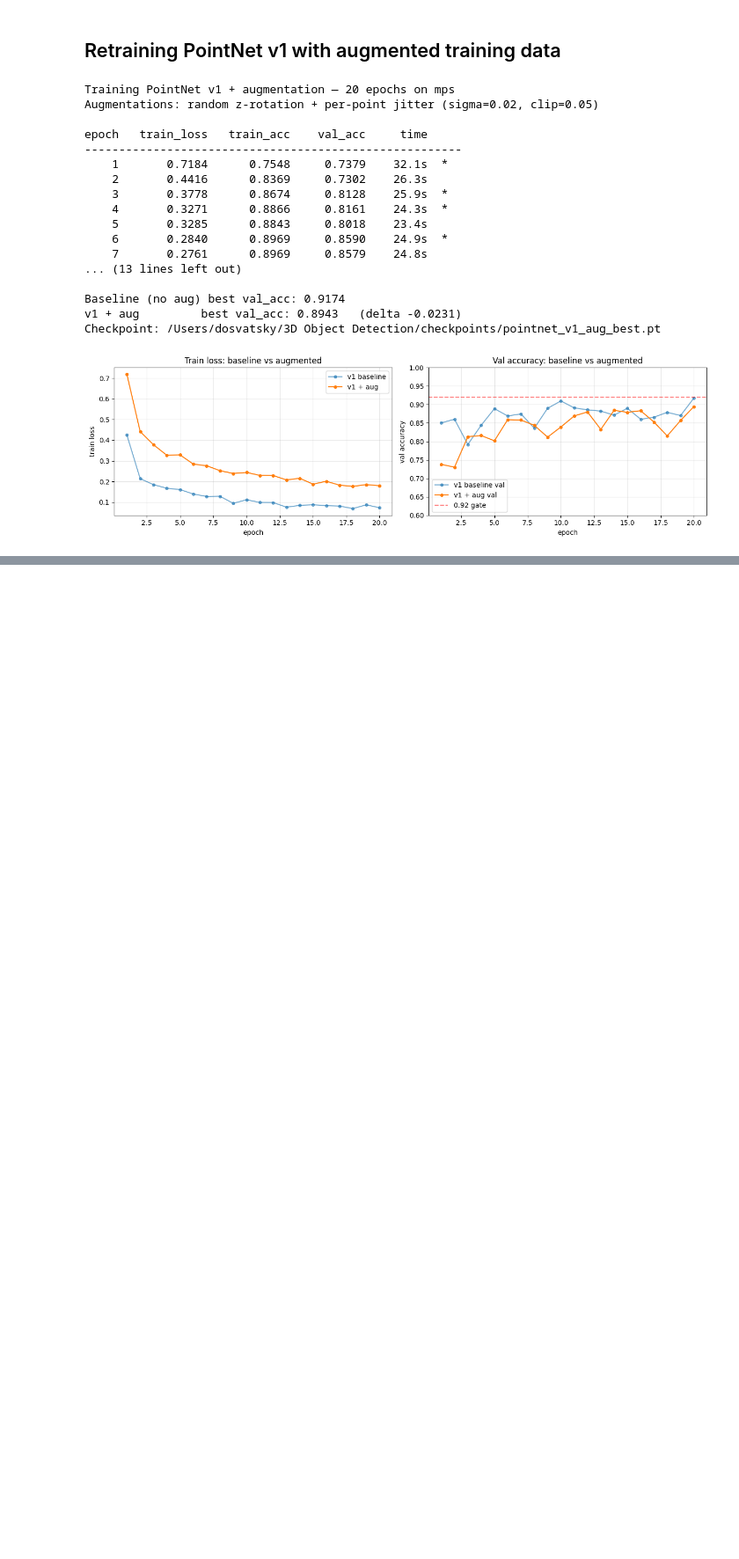
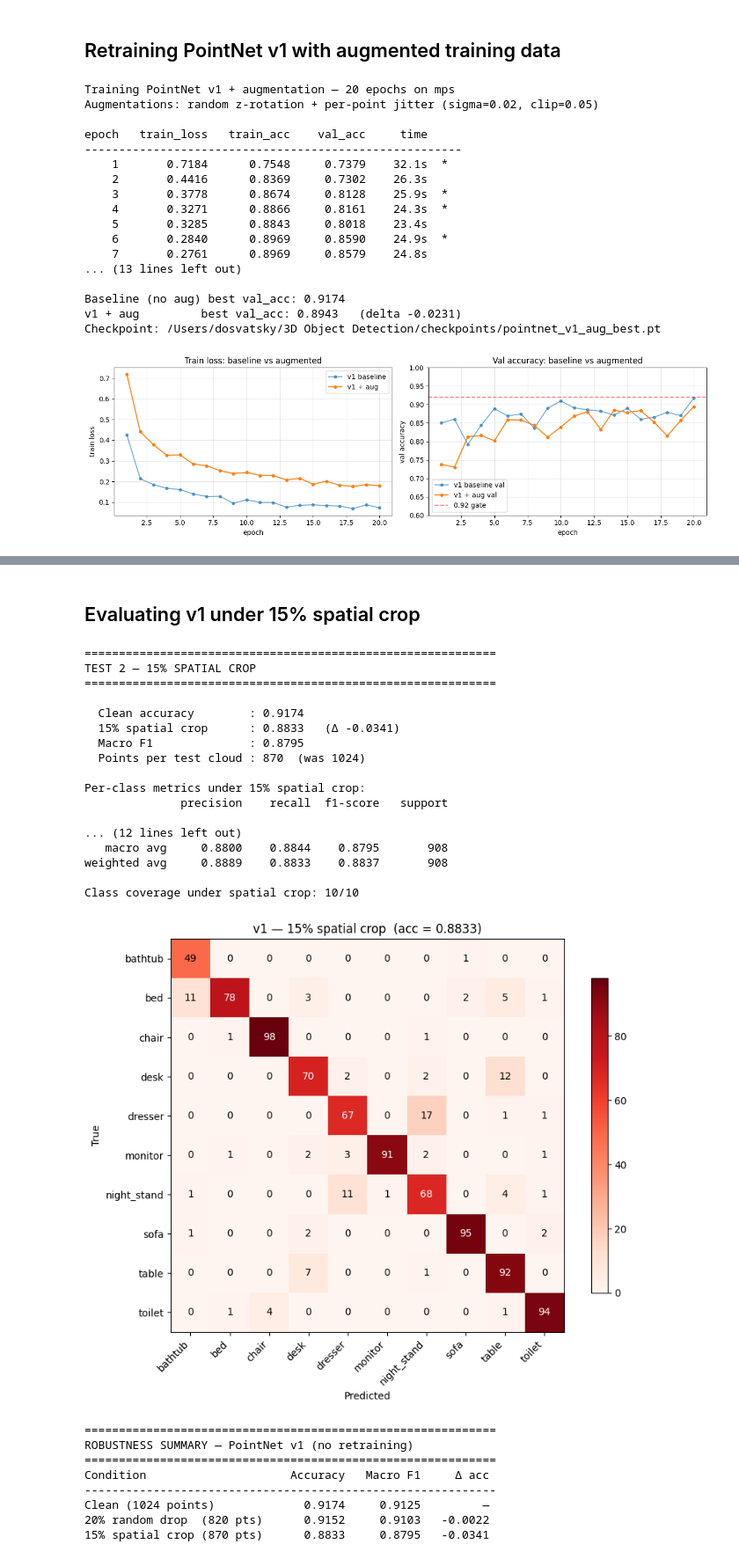
Before and after one commit to Vatsy05/3D-Object-Detection, a Jupyter notebook: notebooks/PointCloudPointNet.ipynb, the cells around one changed output, grey strips where cells are left out. Shown at 88% size. Drawn from its saved outputs; the diff is of its cells as text; code cells hidden in the pictures; blank space fills up the shorter version.

```diff
--- a/notebooks/PointCloudPointNet.ipynb
+++ b/notebooks/PointCloudPointNet.ipynb
@@ -861,0 +996,71 @@ Checkpoint: /Users/dosvatsky/3D Object Detection/checkpoints/pointnet_v1_aug_bes
+# %% [markdown]
+## Evaluating v1 under 15% spatial crop
+# %%
+print("=" * 60)
+print("TEST 2 — 15% SPATIAL CROP")
+print("=" * 60)
+
+preds_crop, labels_crop = evaluate_with_transform(
+    model, test_cached, spatial_crop, {"crop_ratio": 0.15}, device, seed=42
+)
+acc_crop      = accuracy_score(labels_crop, preds_crop)
+macro_f1_crop = f1_score(labels_crop, preds_crop, average="macro")
+
+print(f"\n  Clean accuracy        : 0.9174")
+print(f"  15% spatial crop      : {acc_crop:.4f}   (Δ {acc_crop - 0.9174:+.4f})")
+print(f"  Macro F1              : {macro_f1_crop:.4f}")
+print(f"  Points per test cloud : {int(1024 * 0.85)}  (was 1024)")
+print(f"\nPer-class metrics under 15% spatial crop:")
+print(classification_report(labels_crop, preds_crop, target_names=CLASSES, digits=4))
+print(f"Class coverage under spatial crop: {len(set(preds_crop.tolist()))}/10")
+
+cm = confusion_matrix(labels_crop, preds_crop, labels=list(range(10)))
+fig, ax = plt.subplots(figsize=(9, 7))
+im = ax.imshow(cm, cmap="Reds")
+ax.set_xticks(range(10)); ax.set_yticks(range(10))
+ax.set_xticklabels(CLASSES, rotation=45, ha="right")
+ax.set_yticklabels(CLASSES)
+ax.set_xlabel("Predicted"); ax.set_ylabel("True")
+ax.set_title(f"v1 — 15% spatial crop  (acc = {acc_crop:.4f})")
+for i in range(10):
+    for j in range(10):
+        ax.text(j, i, cm[i, j], ha="center", va="center",
+                color="white" if cm[i, j] > cm.max()/2 else "black", fontsize=10)
+plt.colorbar(im, ax=ax, shrink=0.8); plt.tight_layout(); plt.show()
+
+# ---- Final summary table for the prof ----
+print("\n" + "=" * 60)
+print("ROBUSTNESS SUMMARY — PointNet v1 (no retraining)")
+print("=" * 60)
+print(f"{'Condition':<28}{'Accuracy':>10}{'Macro F1':>11}{'Δ acc':>10}")
+print("-" * 60)
+print(f"{'Clean (1024 points)':<28}{0.9174:>10.4f}{0.9125:>11.4f}{'—':>10}")
+print(f"{'20% random drop  (820 pts)':<28}{acc_drop:>10.4f}{macro_f1_drop:>11.4f}{acc_drop - 0.9174:>+10.4f}")
+print(f"{'15% spatial crop (870 pts)':<28}{acc_crop:>10.4f}{macro_f1_crop:>11.4f}{acc_crop - 0.9174:>+10.4f}")
+# %% [output]
+============================================================
+TEST 2 — 15% SPATIAL CROP
+============================================================
+
+  Clean accuracy        : 0.9174
+  15% spatial crop      : 0.8833   (Δ -0.0341)
+  Macro F1              : 0.8795
+  Points per test cloud : 870  (was 1024)
+
+Per-class metrics under 15% spatial crop:
+              precision    recall  f1-score   support
+
+... (12 lines left out)
+   macro avg     0.8800    0.8844    0.8795       908
+weighted avg     0.8889    0.8833    0.8837       908
+
+Class coverage under spatial crop: 10/10
+[figure, added]
+============================================================
+ROBUSTNESS SUMMARY — PointNet v1 (no retraining)
+============================================================
+Condition                     Accuracy   Macro F1     Δ acc
+------------------------------------------------------------
+Clean (1024 points)             0.9174     0.9125         —
+20% random drop  (820 pts)      0.9152     0.9103   -0.0022
+15% spatial crop (870 pts)      0.8833     0.8795   -0.0341
```
Also changed, not shown: parts of 4 cells of this notebook.
